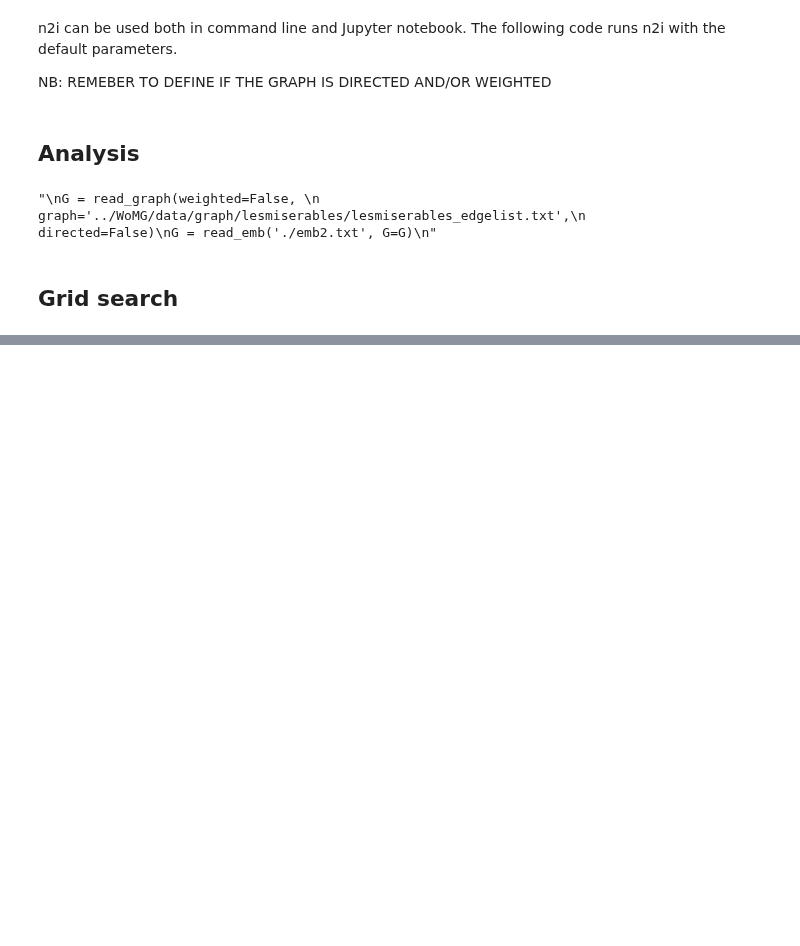
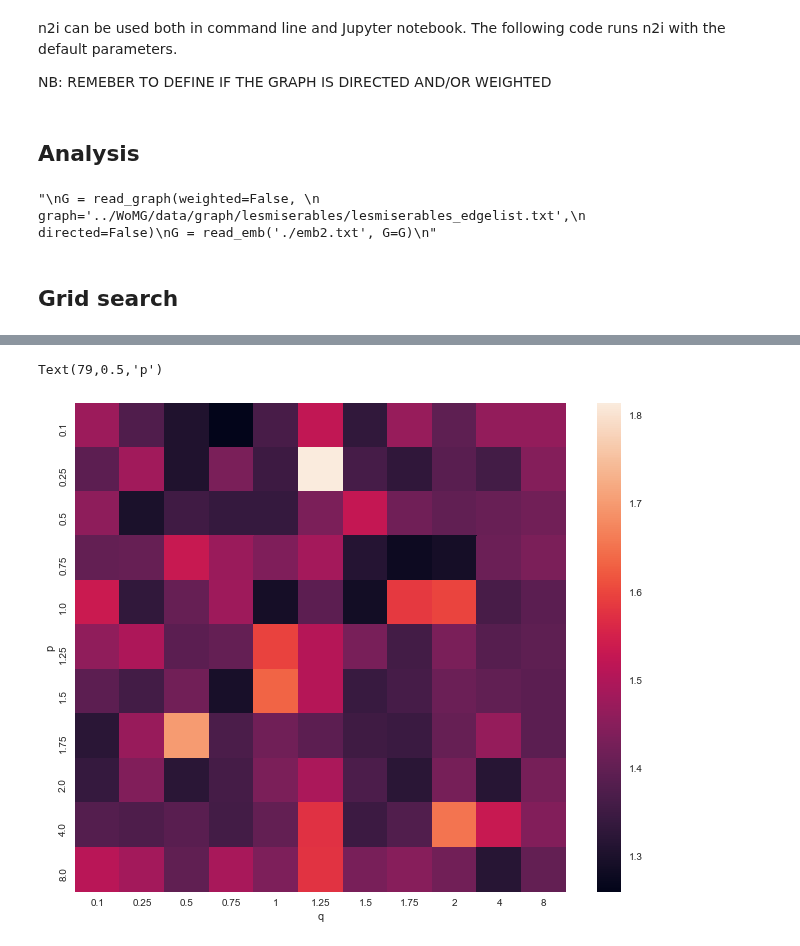
Before and after one commit to FedericoCinus/WoMG, a Jupyter notebook: node2interests/node2interests.ipynb, the cells around one changed output, grey strips where cells are left out. Drawn from its saved outputs; the diff is of its cells as text; code cells hidden in the pictures; blank space fills up the shorter version.

```diff
--- a/node2interests/node2interests.ipynb
+++ b/node2interests/node2interests.ipynb
@@ -187,0 +191,13 @@ Text(79,0.5,'p')
+# %%
+def statistics(n=30):
+    graph = '../data/graph/lesmiserables/lesmiserables_edgelist.txt'
+    p_val = [0.1, 0.25, 0.5, 0.75, 1, 1.25, 1.5, 1.75, 2, 4, 8]
+    q_val = [0.1, 0.25, 0.5, 0.75, 1, 1.25, 1.5, 1.75, 2, 4, 8]
+    stat = np.zeros(len(p_val)*len(q_val))
+    for _ in tqdm_notebook(range(n)):
+        output_path = './Output' + str(_)
+        grid_search(graph=graph, p_val=p_val, q_val=q_val, out=output_path, reduce=True)
+        s = make_stat(graph_path=graph, emb_folder_path=output_path)
+        stat += np.array(s)
+
+    return stat/n
@@ -187,0 +210,10 @@ Text(79,0.5,'p')
+# %%
+df = make_df(s)
+
+fig, ax = plt.subplots(figsize=(11, 9))
+sns.heatmap(ax=ax, data=df)
+plt.xlabel('q')
+plt.ylabel('p')
+# %% [output]
+Text(79,0.5,'p')
+[figure, added]
```
Also changed, not shown: parts of 5 cells of this notebook.
